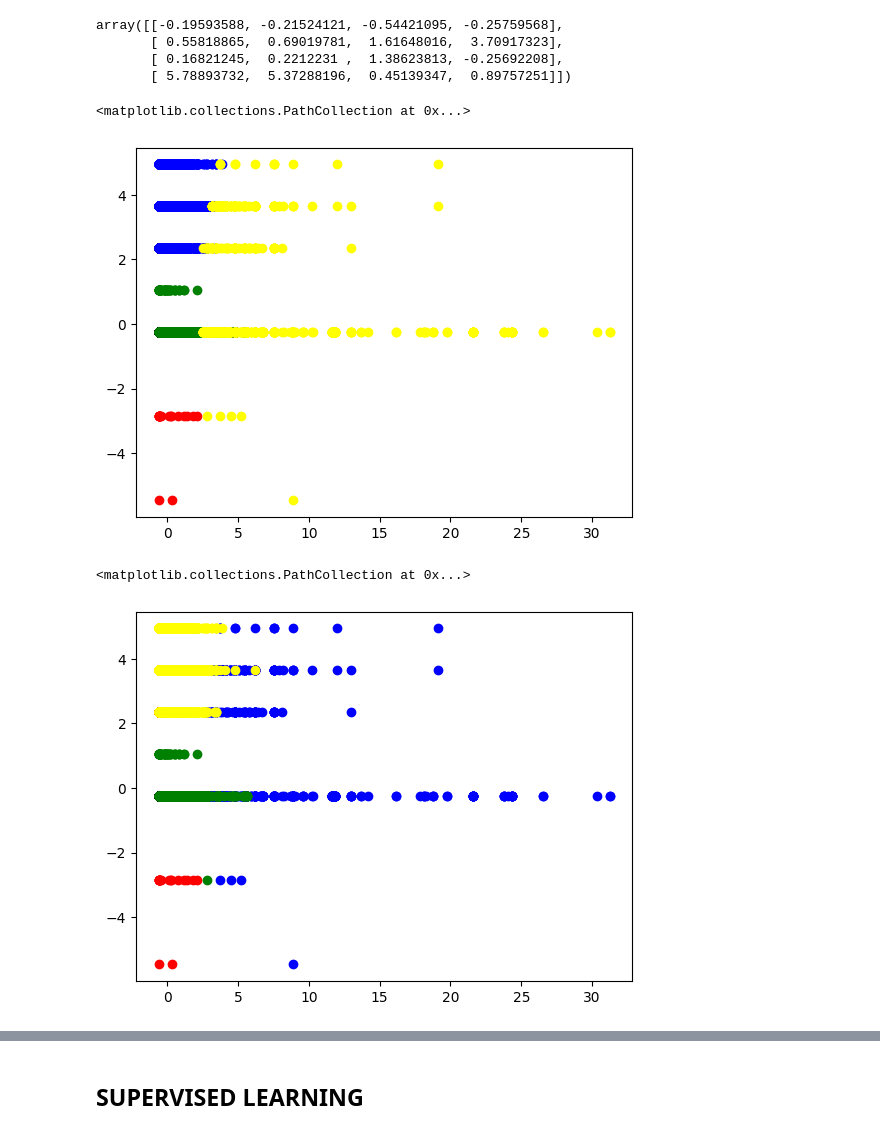
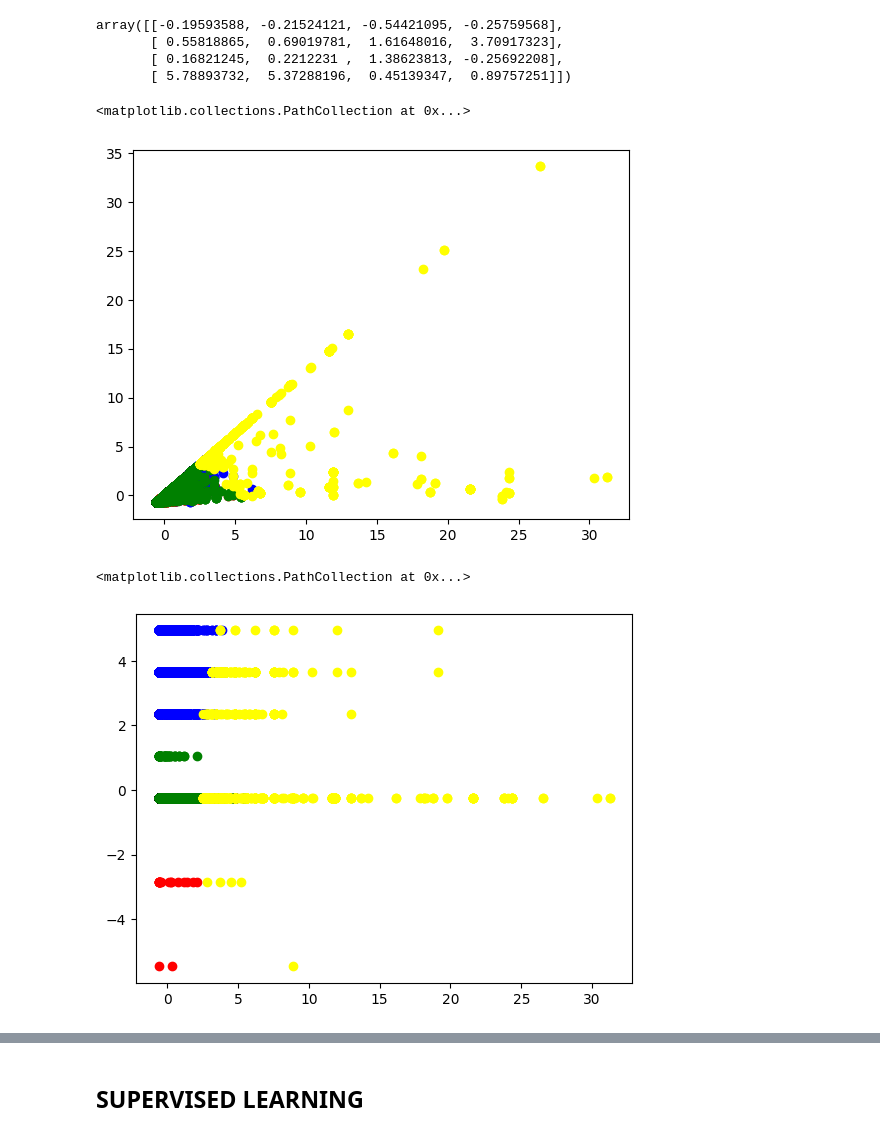
Before and after one commit to Somphone-Isabelle/MachineLearningProject, a Jupyter notebook: ml_project (2).ipynb, the cells around one changed output, grey strips where cells are left out. Cells and saved outputs as stored; diff of their text form; code cells hidden in the pictures.

```diff
--- a/ml_project (2).ipynb
+++ b/ml_project (2).ipynb
@@ -358,22 +384,22 @@ array([[-0.19593588, -0.21524121, -0.54421095, -0.25759568],
 # %%
 stm0 = stmdata[stmdata['cluster'] == 0]
 stm1 = stmdata[stmdata['cluster'] == 1]
 stm2 = stmdata[stmdata['cluster'] == 2]
 stm3 = stmdata[stmdata['cluster'] == 3]
 
-plt.scatter(stm0['Original Price'], stm0['All Reviews Summary'], color='red')
-plt.scatter(stm1['Original Price'], stm1['All Reviews Summary'], color='blue')
-plt.scatter(stm2['Original Price'], stm2['All Reviews Summary'], color='green')
-plt.scatter(stm3['Original Price'], stm3['All Reviews Summary'], color='yellow')
+plt.scatter(stm0['Original Price'], stm0['Discounted Price'], color='red')
+plt.scatter(stm1['Original Price'], stm1['Discounted Price'], color='blue')
+plt.scatter(stm2['Original Price'], stm2['Discounted Price'], color='green')
+plt.scatter(stm3['Original Price'], stm3['Discounted Price'], color='yellow')
 # %% [output]
 <matplotlib.collections.PathCollection at 0x...>
-[figure, old version]
+[figure, new version]
 # %%
-plt.scatter(stm1['Original Price'],stm1['All Reviews Summary'], color='red')
-plt.scatter(stm2['Original Price'],stm2['All Reviews Summary'], color='blue')
-plt.scatter(stm3['Original Price'],stm3['All Reviews Summary'], color='green')
-plt.scatter(stm4['Original Price'],stm4['All Reviews Summary'], color='yellow')
+plt.scatter(stm0['Original Price'],stm0['All Reviews Summary'], color='red')
+plt.scatter(stm1['Original Price'],stm1['All Reviews Summary'], color='blue')
+plt.scatter(stm2['Original Price'],stm2['All Reviews Summary'], color='green')
+plt.scatter(stm3['Original Price'],stm3['All Reviews Summary'], color='yellow')
 # %% [output]
 <matplotlib.collections.PathCollection at 0x...>
-[figure, old version]
+[figure, new version]
 # %%
```
Also changed, not shown: parts of 18 cells of this notebook.
